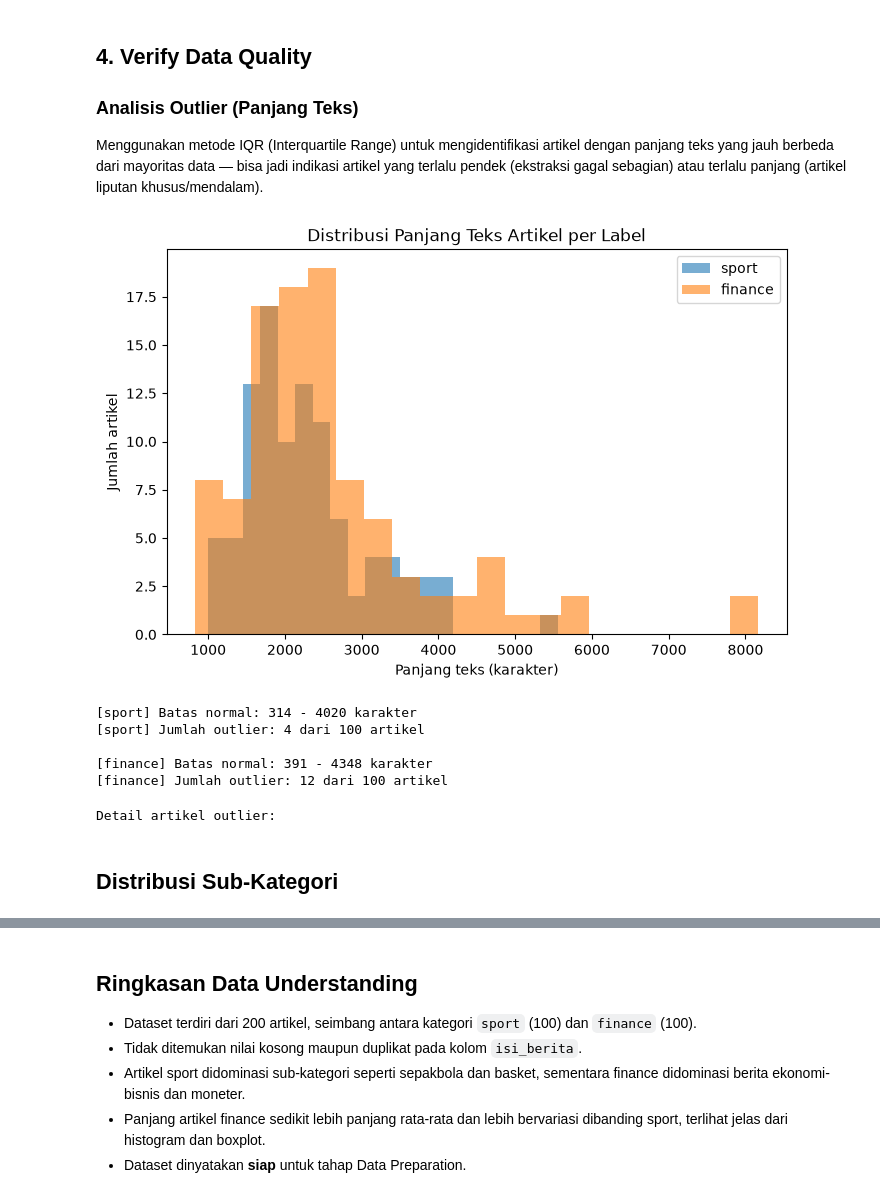
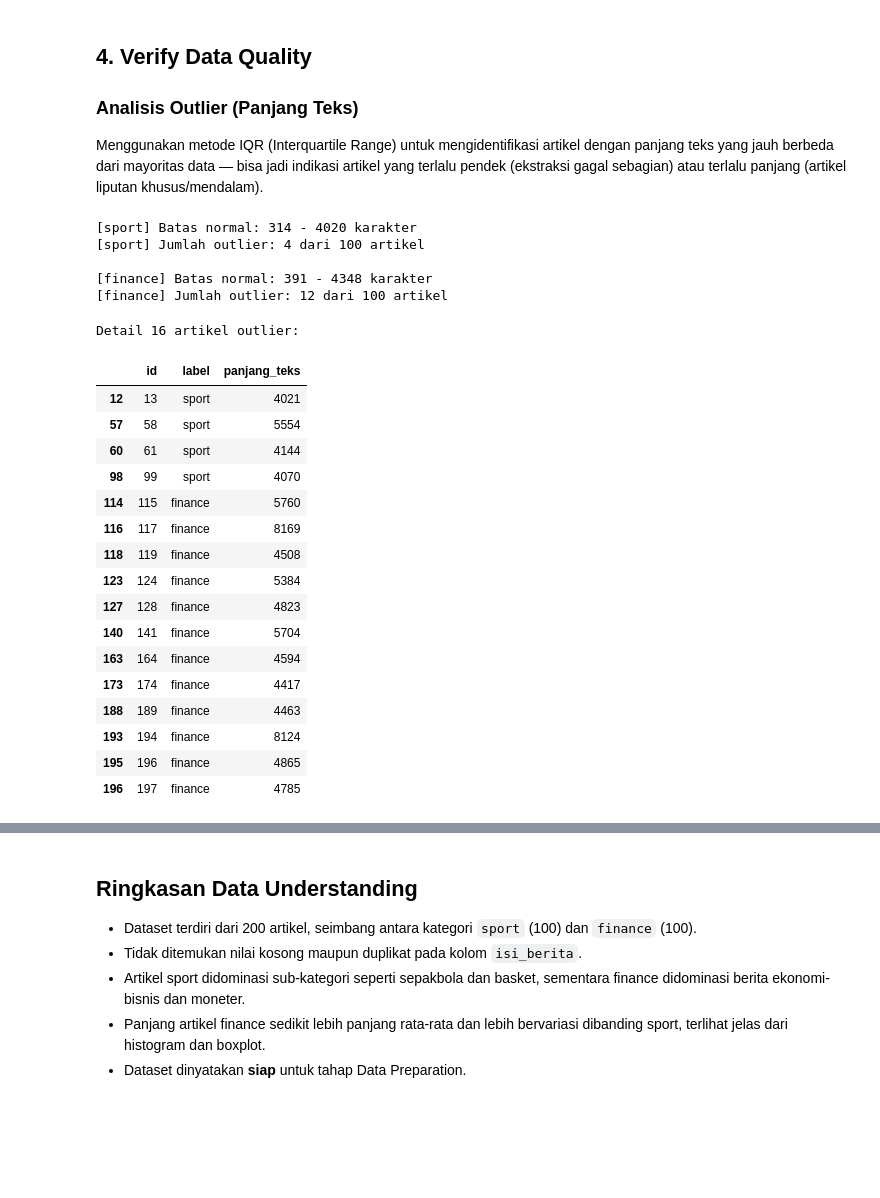
Before and after one commit to haninhammoud01/ppw, a Jupyter notebook: _sources/CRISP-DM/EDA.ipynb, the cells around one changed output, grey strips where cells are left out. Cells and saved outputs as stored; diff of their text form; code cells hidden in the pictures; blank space fills up the shorter version.

```diff
--- a/_sources/CRISP-DM/EDA.ipynb
+++ b/_sources/CRISP-DM/EDA.ipynb
@@ -111,19 +195,6 @@ plt.show()
 ### Analisis Outlier (Panjang Teks)
 
 Menggunakan metode IQR (Interquartile Range) untuk mengidentifikasi artikel dengan panjang teks yang jauh berbeda dari mayoritas data — bisa jadi indikasi artikel yang terlalu pendek (ekstraksi gagal sebagian) atau terlalu panjang (artikel liputan khusus/mendalam).
-# %%
-import matplotlib.pyplot as plt
-
-fig, ax = plt.subplots(figsize=(8, 5))
-df[df["label"] == "sport"]["panjang_teks"].plot(kind="hist", alpha=0.6, bins=20, label="sport", ax=ax)
-df[df["label"] == "finance"]["panjang_teks"].plot(kind="hist", alpha=0.6, bins=20, label="finance", ax=ax)
-ax.set_xlabel("Panjang teks (karakter)")
-ax.set_ylabel("Jumlah artikel")
-ax.set_title("Distribusi Panjang Teks Artikel per Label")
-ax.legend()
-plt.show()
-# %% [output]
-[figure, removed]
 # %%
 def cek_outlier(data, label):
     q1 = data["panjang_teks"].quantile(0.25)
@@ -148,11 +219,26 @@ outlier_finance = cek_outlier(df[df["label"] == "finance"], "finance")
 # %%
 semua_outlier = pd.concat([outlier_sport, outlier_finance])
 if len(semua_outlier) > 0:
-    print("Detail artikel outlier:")
-    semua_outlier[["id", "label", "panjang_teks"]]
+    print(f"Detail {len(semua_outlier)} artikel outlier:")
+    display(semua_outlier[["id", "label", "panjang_teks"]])
 else:
     print("Tidak ditemukan outlier ekstrem pada dataset.")
 # %% [output]
-Detail artikel outlier:
+Detail 16 artikel outlier:
+|  | id | label | panjang_teks |
+| 12 | 13 | sport | 4021 |
+| 57 | 58 | sport | 5554 |
+| 60 | 61 | sport | 4144 |
+| 98 | 99 | sport | 4070 |
+| 114 | 115 | finance | 5760 |
+| 116 | 117 | finance | 8169 |
+| 118 | 119 | finance | 4508 |
+| 123 | 124 | finance | 5384 |
+| 127 | 128 | finance | 4823 |
+| 140 | 141 | finance | 5704 |
+| 163 | 164 | finance | 4594 |
+| 173 | 174 | finance | 4417 |
+| 188 | 189 | finance | 4463 |
+| 193 | 194 | finance | 8124 |
+| 195 | 196 | finance | 4865 |
+| 196 | 197 | finance | 4785 |
-# %% [markdown]
-## Distribusi Sub-Kategori
```
Also changed, not shown: parts of 19 cells of this notebook, 8 other files.
